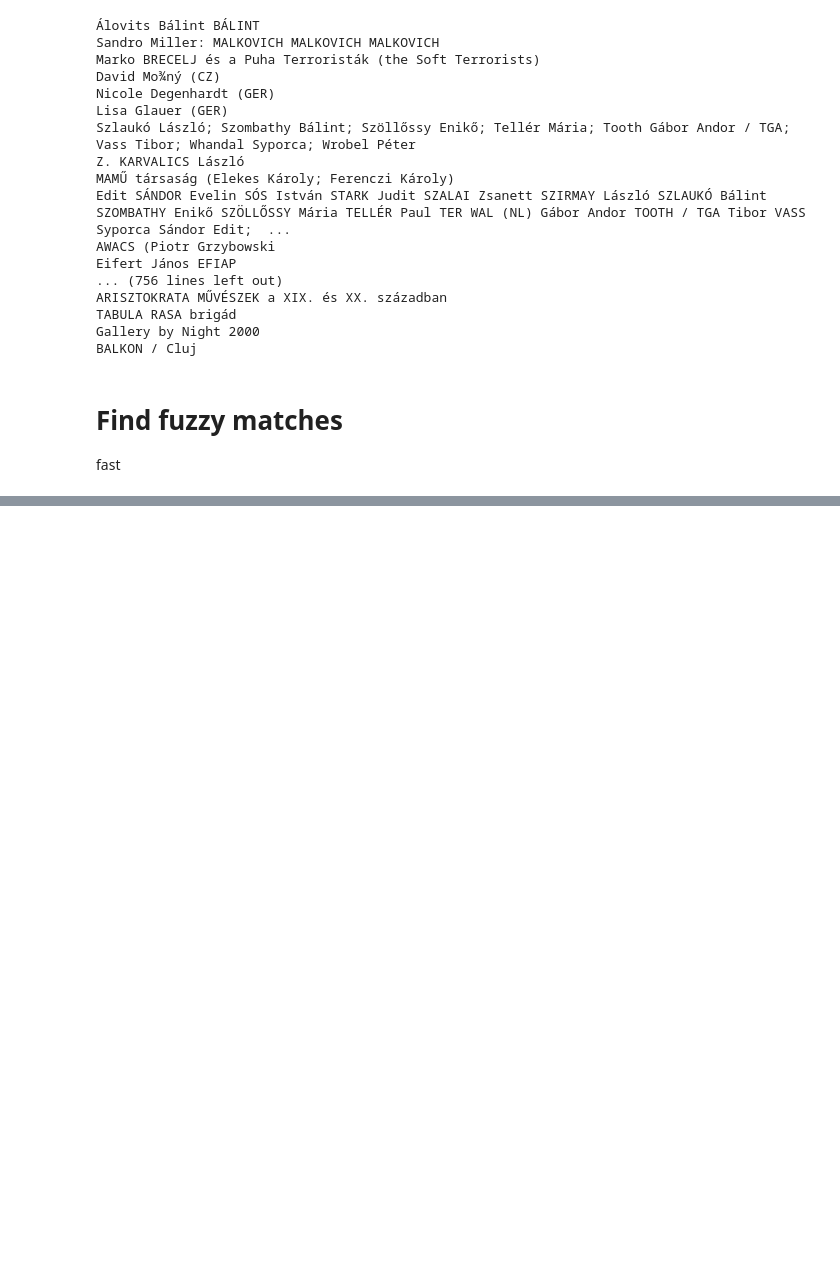
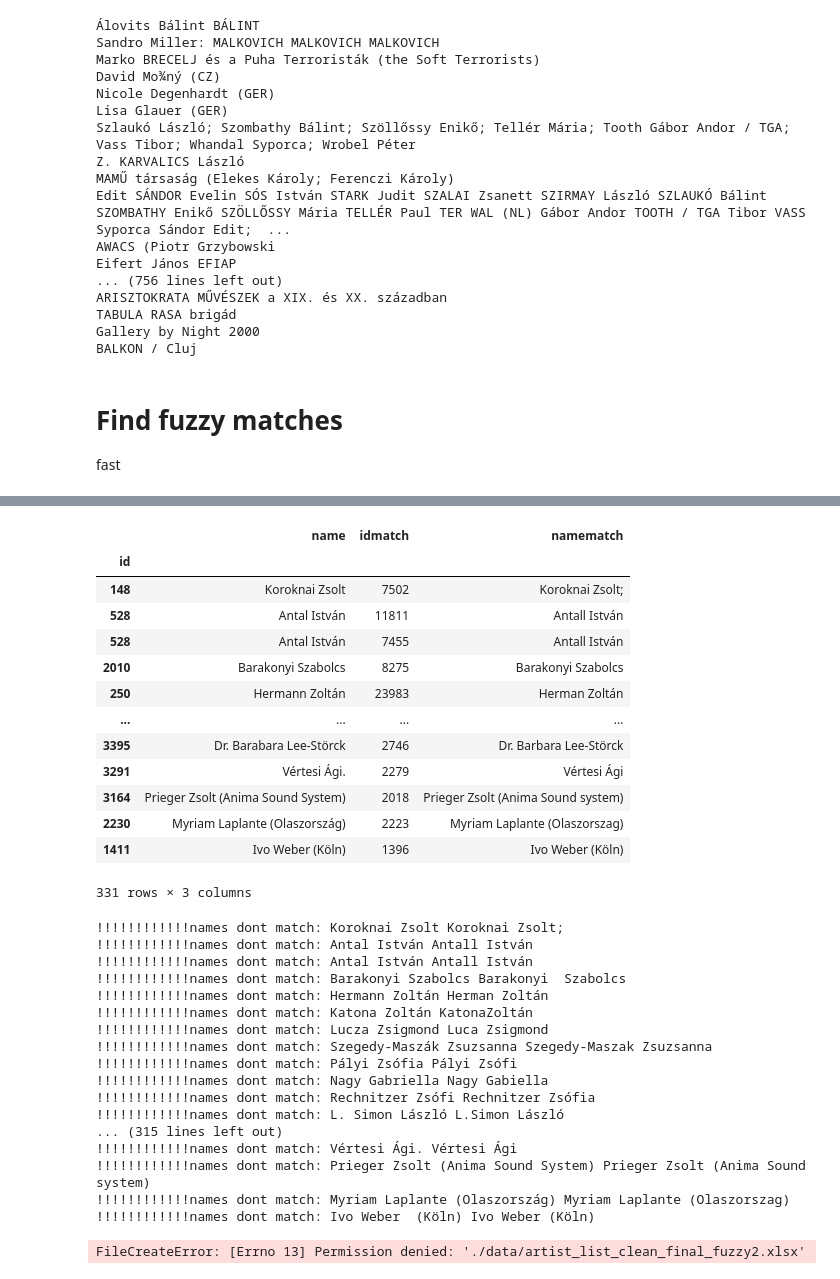
Before and after one commit to zalavariandris/ProjectN3, a Jupyter notebook: Ikon/manual_artists_clean.ipynb, the cells around one changed output, grey strips where cells are left out. Saved outputs shown, nothing was run; the diff lists cells and outputs as text; code cells hidden in the pictures; blank space fills up the shorter version.

Commit message:
onother fuzzy match

```diff
--- a/Ikon/manual_artists_clean.ipynb
+++ b/Ikon/manual_artists_clean.ipynb
@@ -416,0 +425,48 @@ HBox(children=(Label(value='Csurka Eszter'), Label(value='Csur\xadka Esz\xadter'
+# %%
+# apply fuzzyfix2 map
+df = pd.read_excel('./data/artist_list_clean_final_fuzzy2.xlsx', index_col='id')
+fuzzyfix2 = pd.read_excel('./data/namematch2_map_fixed.xlsx', index_col='id')
+display(fuzzyfix2)
+for idx, row in fuzzyfix2.iterrows():
+    swapid = row['idmatch']
+    if df.loc[swapid, 'cleanname'] != row['namematch']:
+        print("!!!!!!!!!!!!names dont match:", df.loc[swapid, 'cleanname'], row['namematch'])
+        continue
+#     assert ,"names dont match: {}, {}".format(df.loc[swapid, 'cleanname'],row['namematch'])
+    print(df.loc[swapid, 'cleanname'], "=>", row['name'])
+    df.loc[swapid, 'cleanname'] = row['name']
+
+df.to_excel('./data/artist_list_clean_final_fuzzy2.xlsx')
+# %% [output]
+|  | name | idmatch | namematch |
+| id |  |  |  |
+| 148 | Koroknai Zsolt | 7502 | Koroknai Zsolt; |
+| 528 | Antal István | 11811 | Antall István |
+| 528 | Antal István | 7455 | Antall István |
+| 2010 | Barakonyi Szabolcs | 8275 | Barakonyi Szabolcs |
+| 250 | Hermann Zoltán | 23983 | Herman Zoltán |
+| ... | ... | ... | ... |
+| 3395 | Dr. Barabara Lee-Störck | 2746 | Dr. Barbara Lee-Störck |
+| 3291 | Vértesi Ági. | 2279 | Vértesi Ági |
+| 3164 | Prieger Zsolt (Anima Sound System) | 2018 | Prieger Zsolt (Anima Sound system) |
+| 2230 | Myriam Laplante (Olaszország) | 2223 | Myriam Laplante (Olaszorszag) |
+| 1411 | Ivo Weber (Köln) | 1396 | Ivo Weber (Köln) |
+331 rows × 3 columns
+!!!!!!!!!!!!names dont match: Koroknai Zsolt Koroknai Zsolt;
+!!!!!!!!!!!!names dont match: Antal István Antall István
+!!!!!!!!!!!!names dont match: Antal István Antall István
+!!!!!!!!!!!!names dont match: Barakonyi Szabolcs Barakonyi  Szabolcs
+!!!!!!!!!!!!names dont match: Hermann Zoltán Herman Zoltán
+!!!!!!!!!!!!names dont match: Katona Zoltán KatonaZoltán
+!!!!!!!!!!!!names dont match: Lucza Zsigmond Luca Zsigmond
+!!!!!!!!!!!!names dont match: Szegedy-Maszák Zsuzsanna Szegedy-Maszak Zsuzsanna
+!!!!!!!!!!!!names dont match: Pályi Zsófia Pályi Zsófi
+!!!!!!!!!!!!names dont match: Nagy Gabriella Nagy Gabiella
+!!!!!!!!!!!!names dont match: Rechnitzer Zsófi Rechnitzer Zsófia
+!!!!!!!!!!!!names dont match: L. Simon László L.Simon László
+... (315 lines left out)
+!!!!!!!!!!!!names dont match: Vértesi Ági. Vértesi Ági
+!!!!!!!!!!!!names dont match: Prieger Zsolt (Anima Sound System) Prieger Zsolt (Anima Sound system)
+!!!!!!!!!!!!names dont match: Myriam Laplante (Olaszország) Myriam Laplante (Olaszorszag)
+!!!!!!!!!!!!names dont match: Ivo Weber  (Köln) Ivo Weber (Köln)
+FileCreateError: [Errno 13] Permission denied: './data/artist_list_clean_final_fuzzy2.xlsx'
```
Also changed, not shown: parts of 2 cells of this notebook, 7 other files.
